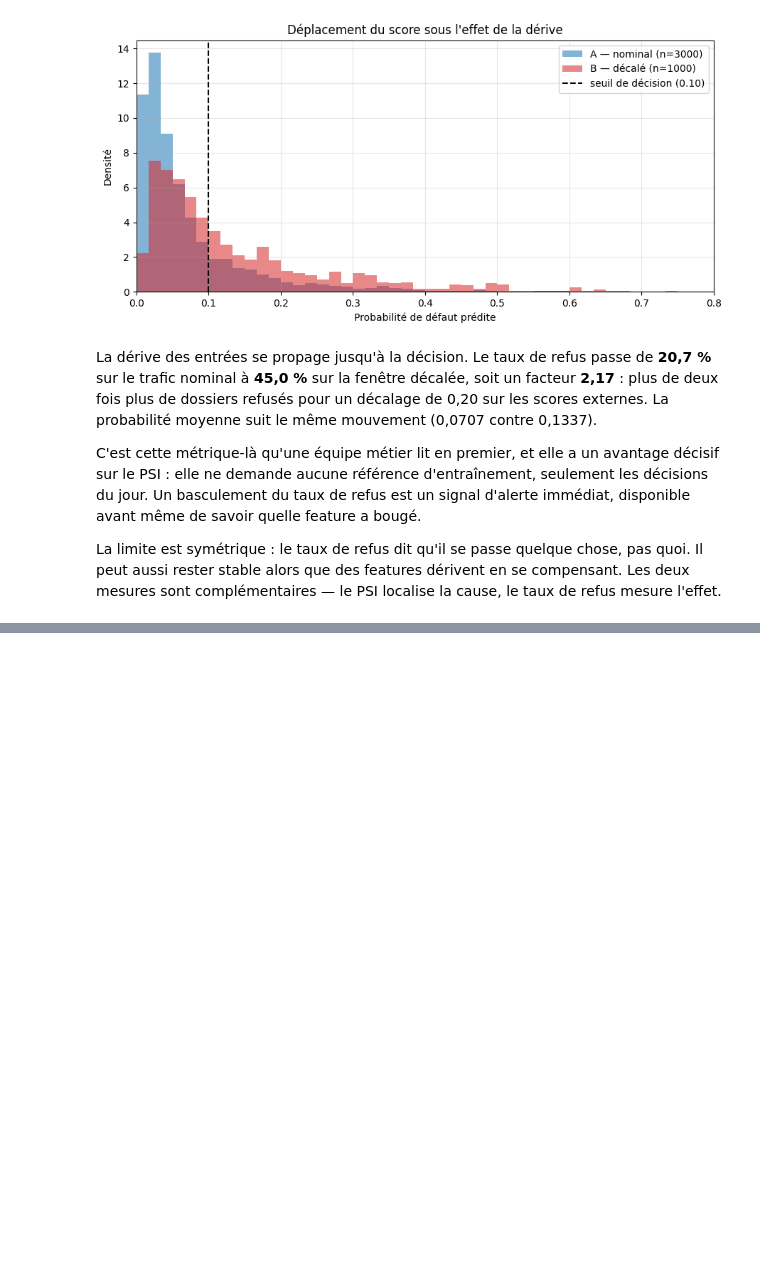
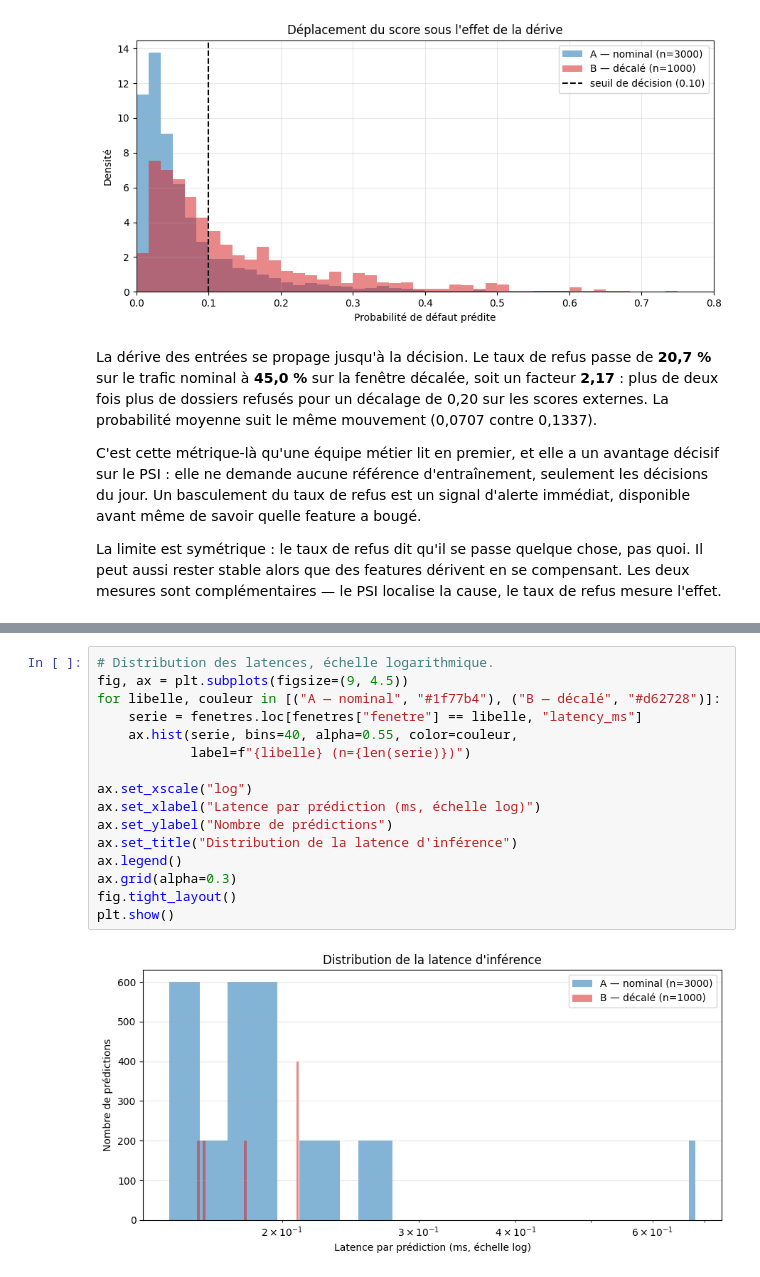
Before and after one commit to clemlre/credit-scoring-mlops, a Jupyter notebook: notebooks/07_data_drift.ipynb, the cells around one changed output, grey strips where cells are left out. Drawn from its saved outputs; the diff is of its cells as text; blank space fills up the shorter version.

```diff
--- a/notebooks/07_data_drift.ipynb
+++ b/notebooks/07_data_drift.ipynb
@@ -551,0 +663,18 @@ l'effet.
+# %%
+# Distribution des latences, échelle logarithmique.
+fig, ax = plt.subplots(figsize=(9, 4.5))
+for libelle, couleur in [("A — nominal", "#1f77b4"), ("B — décalé", "#d62728")]:
+    serie = fenetres.loc[fenetres["fenetre"] == libelle, "latency_ms"]
+    ax.hist(serie, bins=40, alpha=0.55, color=couleur,
+            label=f"{libelle} (n={len(serie)})")
+
+ax.set_xscale("log")
+ax.set_xlabel("Latence par prédiction (ms, échelle log)")
+ax.set_ylabel("Nombre de prédictions")
+ax.set_title("Distribution de la latence d'inférence")
+ax.legend()
+ax.grid(alpha=0.3)
+fig.tight_layout()
+plt.show()
+# %% [output]
+[figure, added]
```
Also changed, not shown: parts of 6 cells of this notebook.
